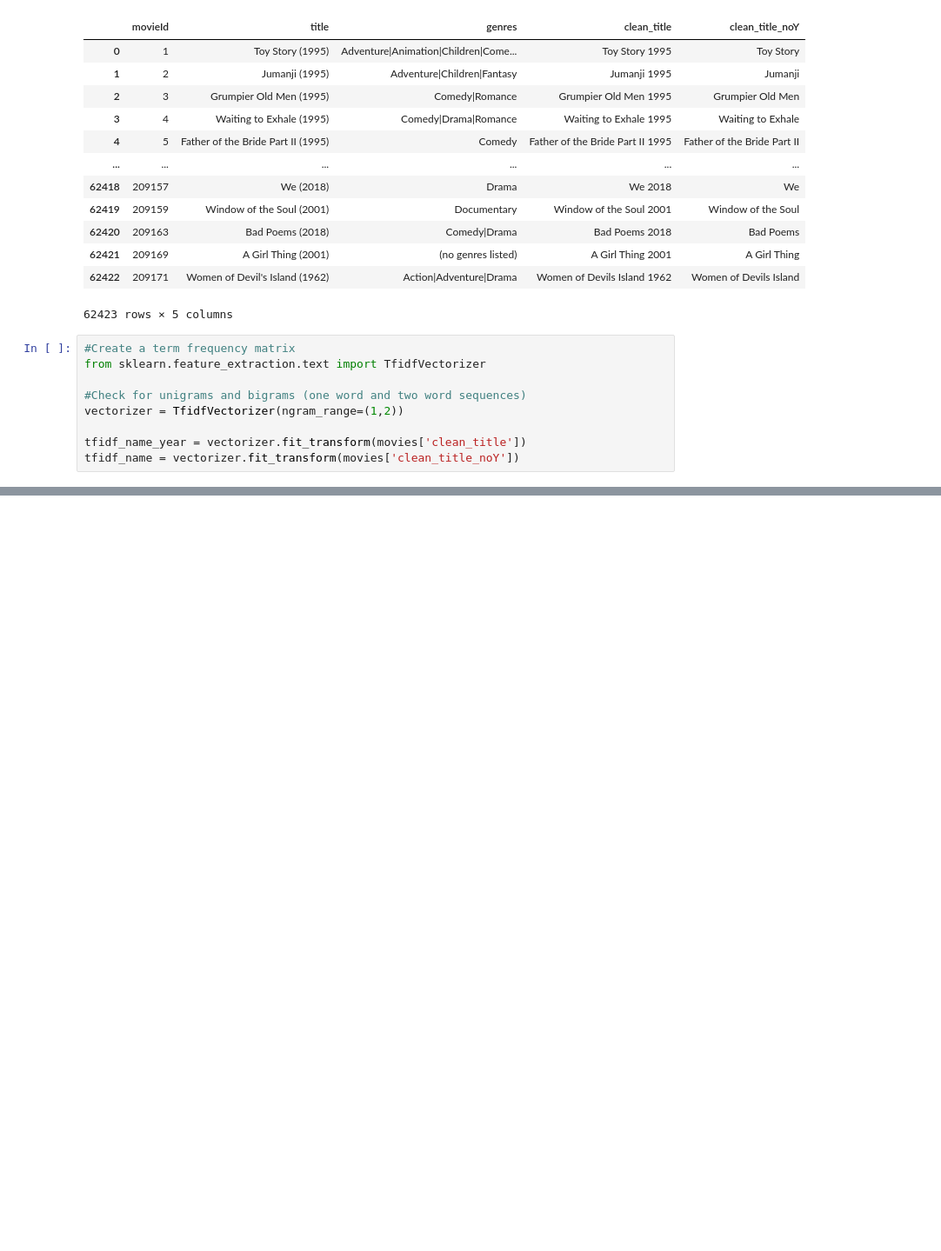
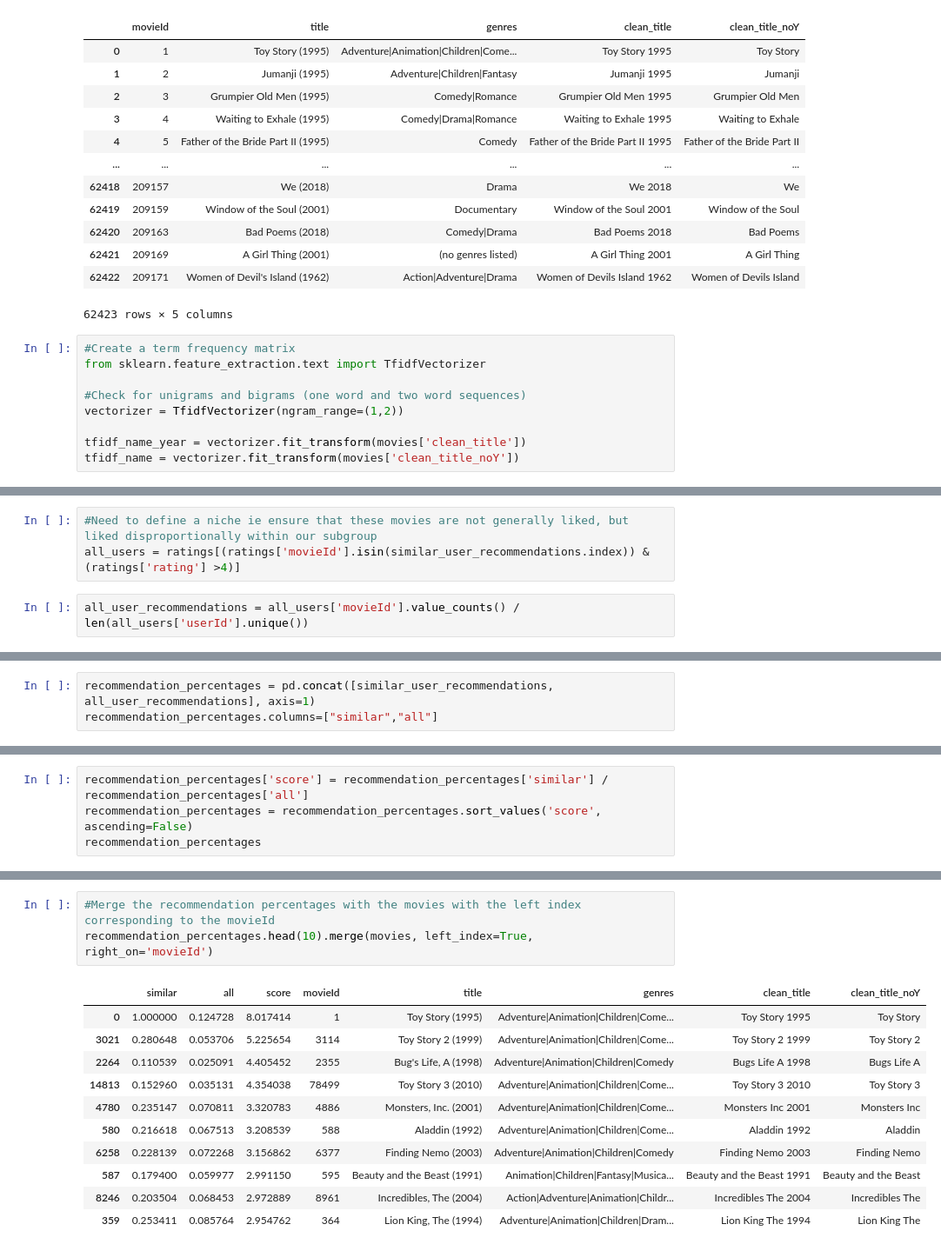
Before and after one commit to millerzw/movie_recommender_search, a Jupyter notebook: movie_recommender_search.ipynb, the cells around one changed output, grey strips where cells are left out. Shown at 87% size. Saved outputs shown, nothing was run; the diff lists cells and outputs as text; blank space fills up the shorter version.

```diff
--- a/movie_recommender_search.ipynb
+++ b/movie_recommender_search.ipynb
@@ -109,0 +193,5 @@ ValueError: Incompatible dimension for X and Y matrices: X.shape[1] == 119516 wh
+# %%
+#Need to define a niche ie ensure that these movies are not generally liked, but liked disproportionally within our subgroup
+all_users = ratings[(ratings['movieId'].isin(similar_user_recommendations.index)) & (ratings['rating'] >4)]
+# %%
+all_user_recommendations = all_users['movieId'].value_counts() / len(all_users['userId'].unique())
@@ -109,0 +213,3 @@ ValueError: Incompatible dimension for X and Y matrices: X.shape[1] == 119516 wh
+# %%
+recommendation_percentages = pd.concat([similar_user_recommendations, all_user_recommendations], axis=1)
+recommendation_percentages.columns=["similar","all"]
@@ -109,0 +232,4 @@ ValueError: Incompatible dimension for X and Y matrices: X.shape[1] == 119516 wh
+# %%
+recommendation_percentages['score'] = recommendation_percentages['similar'] / recommendation_percentages['all']
+recommendation_percentages = recommendation_percentages.sort_values('score', ascending=False)
+recommendation_percentages
@@ -109,0 +250,15 @@ ValueError: Incompatible dimension for X and Y matrices: X.shape[1] == 119516 wh
+# %%
+#Merge the recommendation percentages with the movies with the left index corresponding to the movieId
+recommendation_percentages.head(10).merge(movies, left_index=True, right_on='movieId')
+# %% [output]
+|  | similar | all | score | movieId | title | genres | clean_title | clean_title_noY |
+| 0 | 1.000000 | 0.124728 | 8.017414 | 1 | Toy Story (1995) | Adventure|Animation|Children|Come... | Toy Story 1995 | Toy Story |
+| 3021 | 0.280648 | 0.053706 | 5.225654 | 3114 | Toy Story 2 (1999) | Adventure|Animation|Children|Come... | Toy Story 2 1999 | Toy Story 2 |
+| 2264 | 0.110539 | 0.025091 | 4.405452 | 2355 | Bug's Life, A (1998) | Adventure|Animation|Children|Comedy | Bugs Life A 1998 | Bugs Life A |
+| 14813 | 0.152960 | 0.035131 | 4.354038 | 78499 | Toy Story 3 (2010) | Adventure|Animation|Children|Come... | Toy Story 3 2010 | Toy Story 3 |
+| 4780 | 0.235147 | 0.070811 | 3.320783 | 4886 | Monsters, Inc. (2001) | Adventure|Animation|Children|Come... | Monsters Inc 2001 | Monsters Inc |
+| 580 | 0.216618 | 0.067513 | 3.208539 | 588 | Aladdin (1992) | Adventure|Animation|Children|Come... | Aladdin 1992 | Aladdin |
+| 6258 | 0.228139 | 0.072268 | 3.156862 | 6377 | Finding Nemo (2003) | Adventure|Animation|Children|Comedy | Finding Nemo 2003 | Finding Nemo |
+| 587 | 0.179400 | 0.059977 | 2.991150 | 595 | Beauty and the Beast (1991) | Animation|Children|Fantasy|Musica... | Beauty and the Beast 1991 | Beauty and the Beast |
+| 8246 | 0.203504 | 0.068453 | 2.972889 | 8961 | Incredibles, The (2004) | Action|Adventure|Animation|Childr... | Incredibles The 2004 | Incredibles The |
+| 359 | 0.253411 | 0.085764 | 2.954762 | 364 | Lion King, The (1994) | Adventure|Animation|Children|Dram... | Lion King The 1994 | Lion King The |
```
Also changed, not shown: parts of 13 cells of this notebook.
